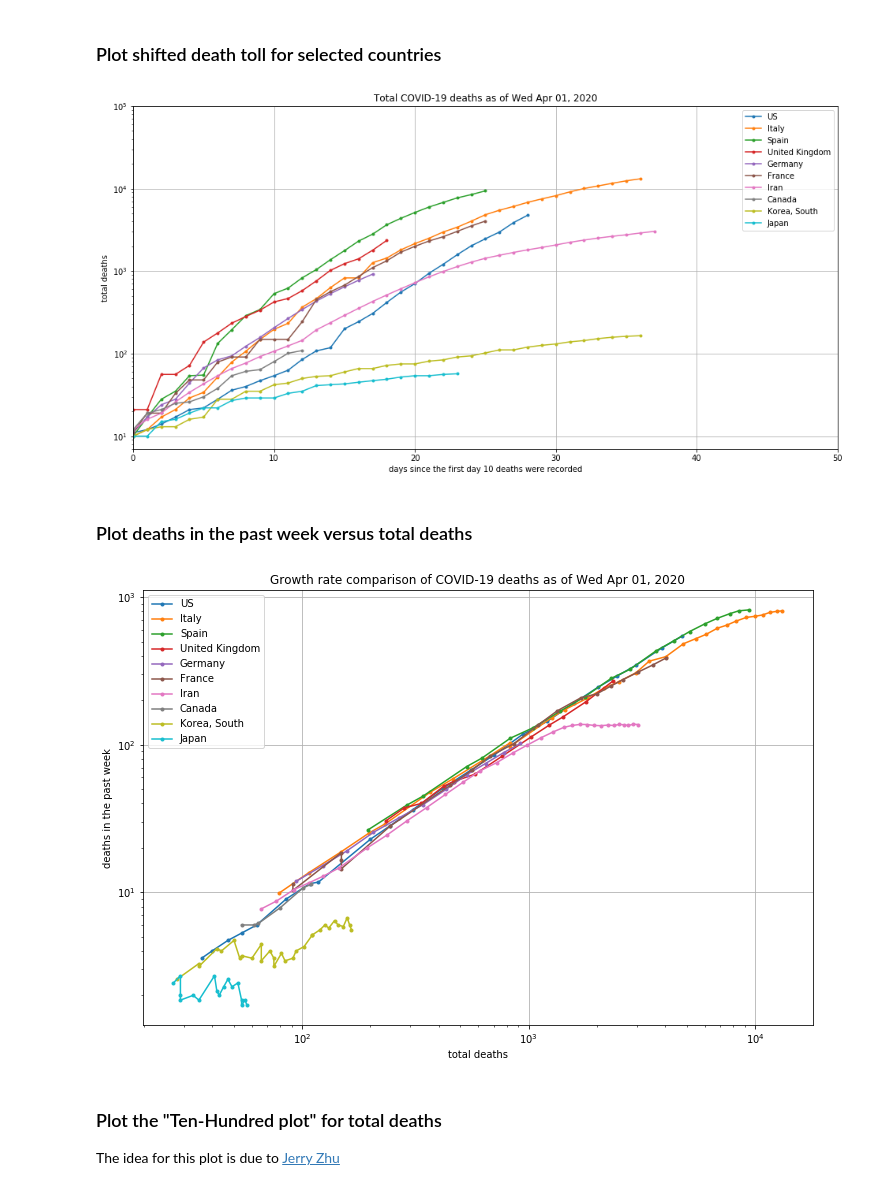
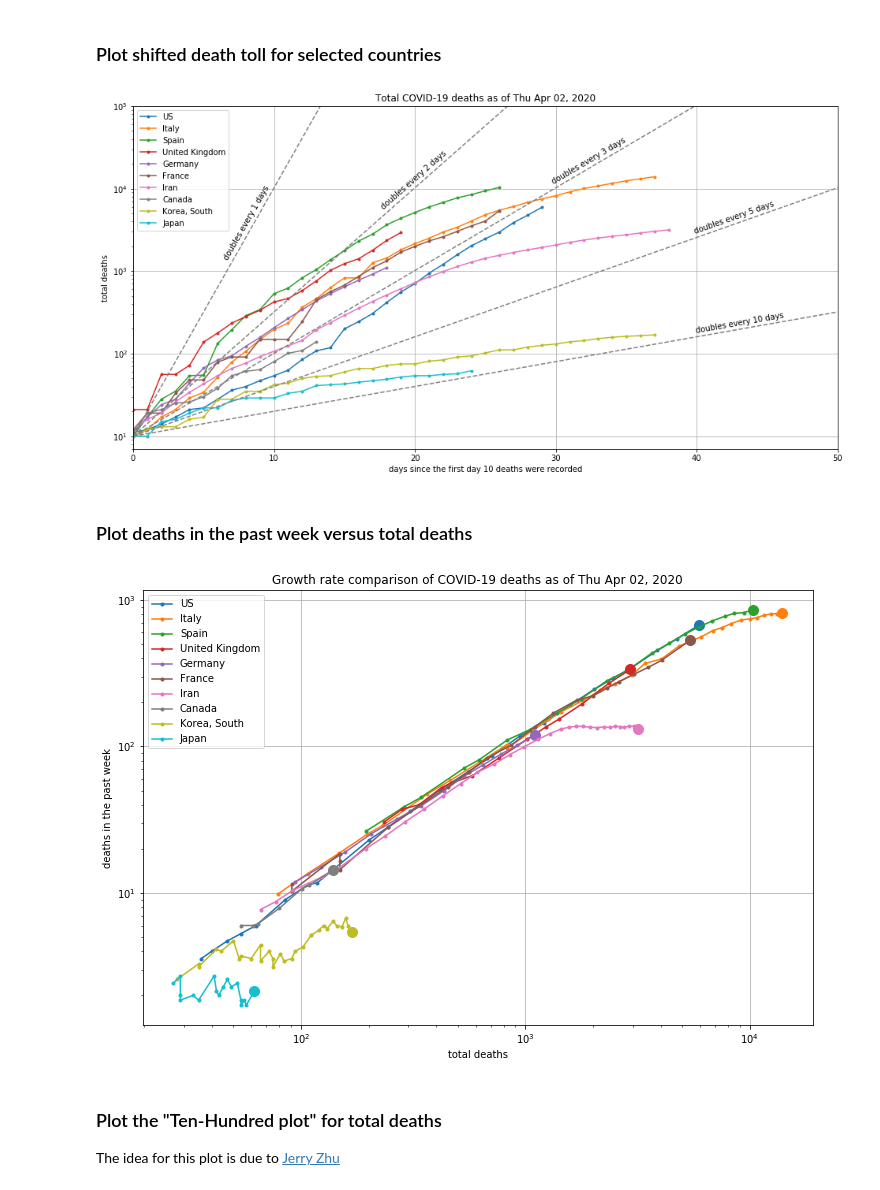
Before and after one commit to LaurentLessard/covid19, a Jupyter notebook: covid.ipynb, the cells around one changed output. Saved outputs shown, nothing was run; the diff lists cells and outputs as text; code cells hidden in the pictures.

```diff
--- a/covid.ipynb
+++ b/covid.ipynb
@@ -53,37 +55,54 @@ Sweden               Switzerland          Turkey               US
 # %%
 # function that shifts the data so everything starts from first min_deaths
 def shift_data( countries, min_deaths ):
     shifted_data = []
     for (c,data) in df[countries].items():
         shifted_data.append( data[data >= min_deaths].reset_index(drop=True) )
     return shifted_data
 
 # selected countries
-countries = ['US','Italy','Spain','United Kingdom','Germany','France','Iran', 'Canada', 'Korea, South', 'Japan']
+countries = ['US','Italy','Spain','United Kingdom','Germany','France','Iran', 'Canada', 'Korea, South', 'Japan' ]
 min_deaths = 10
 
 # shift data so that index corresponds to days since min_death deaths.
 shifted_data = shift_data( countries, min_deaths )
 
 # merge into a single dataframe
 dfx = pd.concat( shifted_data, axis=1 )
 
 # make plot
 ax = dfx.plot(title="Total COVID-19 deaths as of %s" % latest_date, logy=True, figsize=(16,8), grid=True, marker='.');
 ax.set_xlabel("days since the first day %g deaths were recorded" % min_deaths )
 ax.set_ylabel("total deaths")
-ax.set_ylim(7,1e5)
+ax.set_ylim(min_deaths*.7,1e5)
 ax.set_xlim(0,50);
-#ax.autoscale(enable=True, axis='x', tight=True)
+
+# draw doubling lines (doubling every d days)
+dvals = [1,2,3,5,10]    # values of doubling lines to draw (d)
+tloc = [7,18,30,40,40] # x-coordinate of text labels
+for i,d in enumerate(dvals):
+    tx = tloc[i]
+    ty = min_deaths*(2**(tx/d))
+    angle = np.arctan(ty/d * np.log(2))
+    angle_screen = ax.transData.transform_angles(np.array([angle,]),np.array([[tx,ty]]),radians=True)[0]
+    x = 50
+    y = min_deaths*(2**(x/d))
+    plt.plot([0,x],[min_deaths,y], '--', color='gray')
+    ax.annotate("doubles every %g days" % d, xy=(tx,ty), xytext=(-5*np.sin(angle_screen),5*np.cos(angle_screen)),
+                textcoords="offset points", rotation_mode='anchor', rotation=np.rad2deg(angle_screen))
 # %% [output]
-[figure, old version]
+[figure, new version]
 # %% [markdown]
 ### Plot deaths in the past week versus total deaths
 # %%
 plt.figure(figsize=(12,8))
 
+ax = plt.gca()
+
 for data in shifted_data:
-    plt.loglog( data, data.diff().rolling(7).mean(), marker=".", label=data.name )
+    color = next(ax._get_lines.prop_cycler)['color']
+    plt.loglog( data, data.diff().rolling(7).mean(), marker=".", label=data.name, color=color )
+    plt.loglog( data.iloc[-1], data.diff().rolling(7).mean().iloc[-1], marker=".", markersize=20, label=None, color=color )
 
 plt.xlabel("total deaths")
 plt.ylabel("deaths in the past week")
@@ -91,7 +110,7 @@ plt.grid()
 plt.title("Growth rate comparison of COVID-19 deaths as of %s" % latest_date)
 plt.legend();
 # %% [output]
-[figure, old version]
+[figure, new version]
 # %% [markdown]
 ### Plot the "Ten-Hundred plot" for total deaths
 The idea for this plot is due to [Jerry Zhu](https://www.youtube.com/watch?v=NP3ZdQwrL_Q)
```
Also changed, not shown: parts of 5 cells of this notebook.
